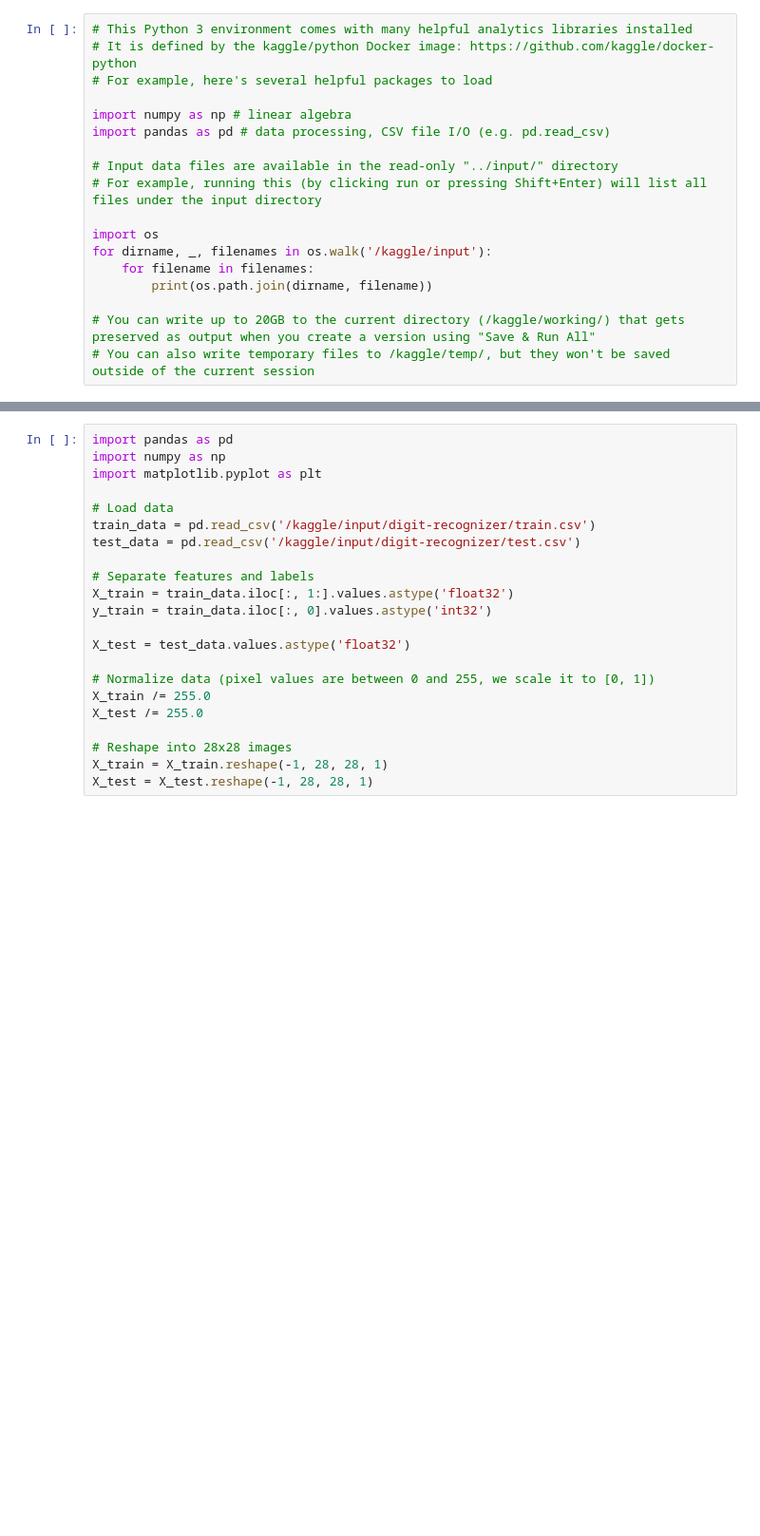
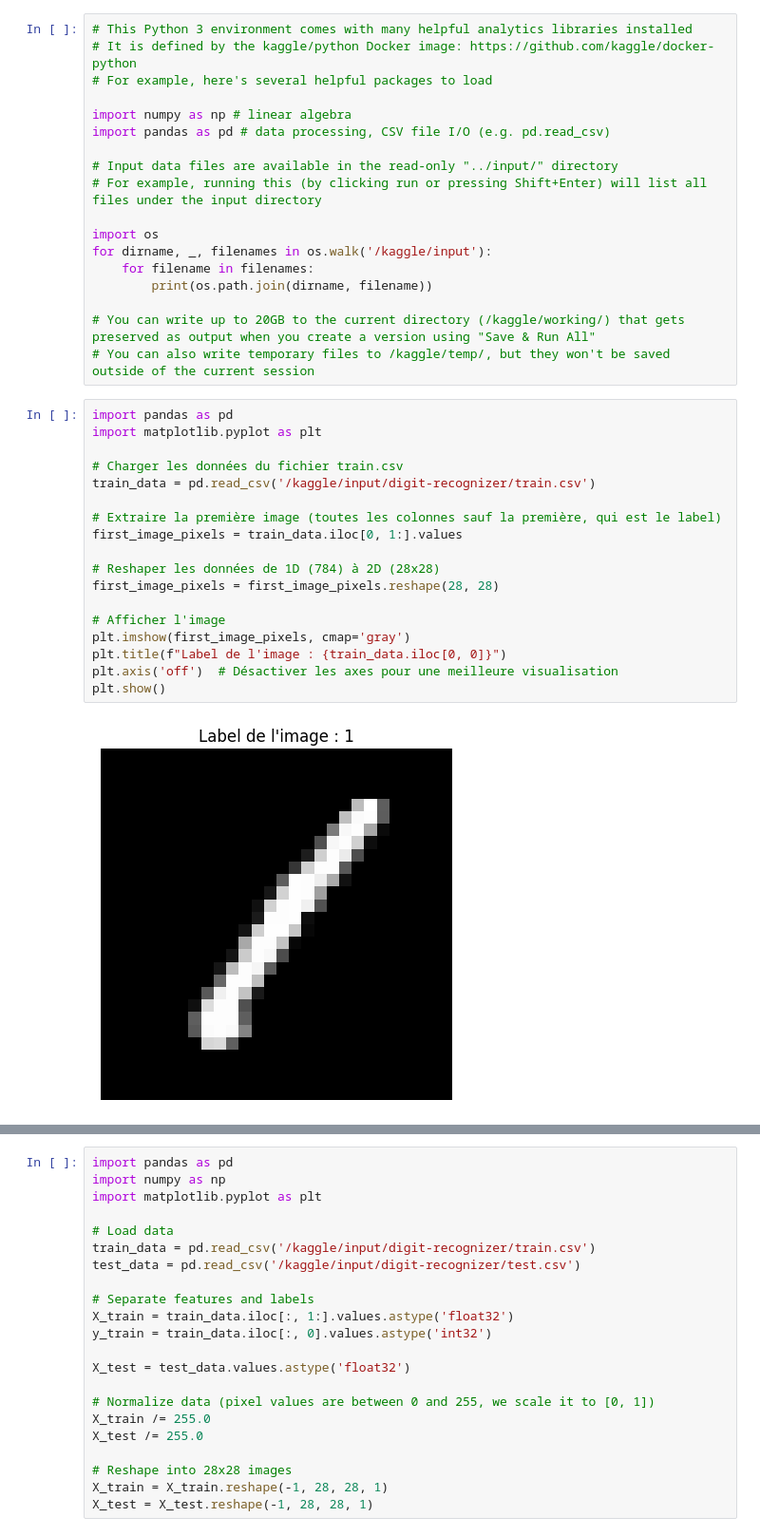
Before and after one commit to Asmojane/code-n-create, a Jupyter notebook: challenge_kaggle/digit-recognizer.ipynb, the cells around one changed output, grey strips where cells are left out. Shown at 95% size. Saved outputs shown, nothing was run; the diff lists cells and outputs as text; blank space fills up the shorter version.

Commit message:
Kaggle Notebook | Digit Recognizer new | Version 1

```diff
--- a/challenge_kaggle/digit-recognizer.ipynb
+++ b/challenge_kaggle/digit-recognizer.ipynb
@@ -16,3 +16,23 @@ for dirname, _, filenames in os.walk('/kaggle/input'):
 
 # You can write up to 20GB to the current directory (/kaggle/working/) that gets preserved as output when you create a version using "Save & Run All"
 # You can also write temporary files to /kaggle/temp/, but they won't be saved outside of the current session
+# %%
+import pandas as pd
+import matplotlib.pyplot as plt
+
+# Charger les données du fichier train.csv
+train_data = pd.read_csv('/kaggle/input/digit-recognizer/train.csv')
+
+# Extraire la première image (toutes les colonnes sauf la première, qui est le label)
+first_image_pixels = train_data.iloc[0, 1:].values
+
+# Reshaper les données de 1D (784) à 2D (28x28)
+first_image_pixels = first_image_pixels.reshape(28, 28)
+
+# Afficher l'image
+plt.imshow(first_image_pixels, cmap='gray')
+plt.title(f"Label de l'image : {train_data.iloc[0, 0]}")
+plt.axis('off')  # Désactiver les axes pour une meilleure visualisation
+plt.show()
+# %% [output]
+[figure, added]
```
Also changed, not shown: parts of 3 cells of this notebook.
